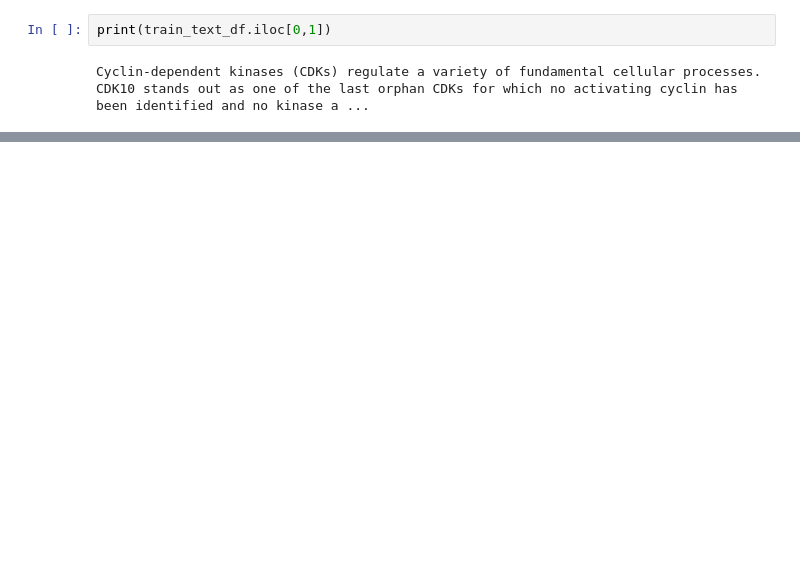
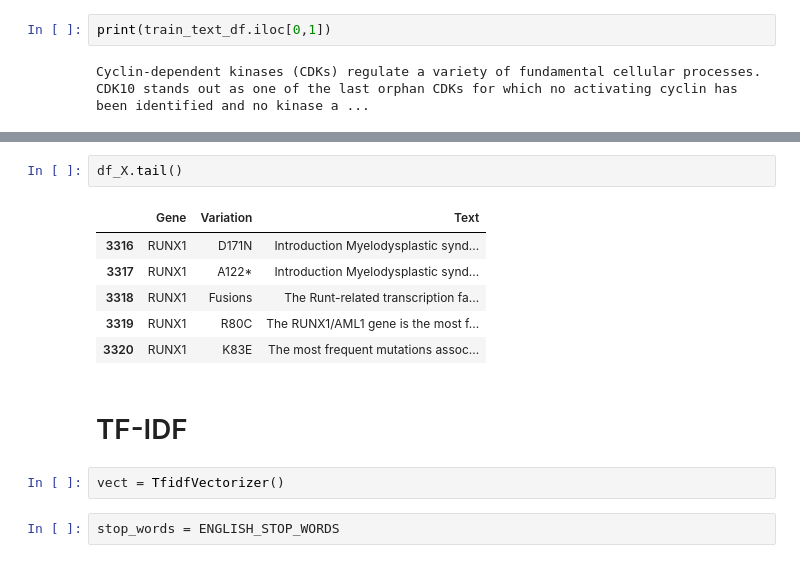
Before and after one commit to JihongL/Personalized-Medicine, a Jupyter notebook: Personal_Medicine.ipynb, the cells around one changed output, grey strips where cells are left out. Saved outputs shown, nothing was run; the diff lists cells and outputs as text; blank space fills up the shorter version.

```diff
--- a/Personal_Medicine.ipynb
+++ b/Personal_Medicine.ipynb
@@ -109,0 +181,15 @@ Cyclin-dependent kinases (CDKs) regulate a variety of fundamental cellular proce
+# %%
+df_X.tail()
+# %% [output]
+|  | Gene | Variation | Text |
+| 3316 | RUNX1 | D171N | Introduction Myelodysplastic synd... |
+| 3317 | RUNX1 | A122* | Introduction Myelodysplastic synd... |
+| 3318 | RUNX1 | Fusions | The Runt-related transcription fa... |
+| 3319 | RUNX1 | R80C | The RUNX1/AML1 gene is the most f... |
+| 3320 | RUNX1 | K83E | The most frequent mutations assoc... |
+# %% [markdown]
+# TF-IDF
+# %%
+vect = TfidfVectorizer()
+# %%
+stop_words = ENGLISH_STOP_WORDS
```
Also changed, not shown: parts of 15 cells of this notebook.
